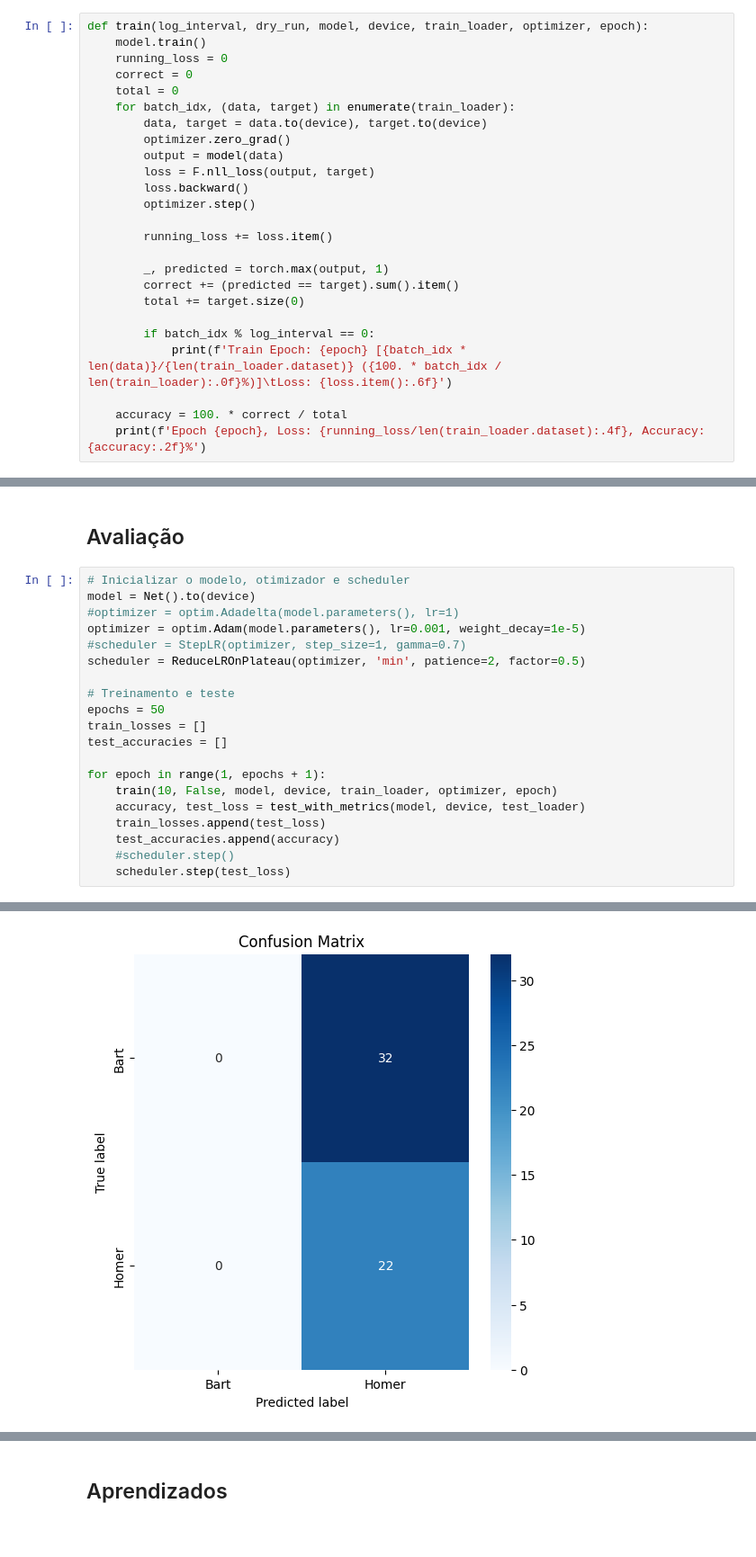
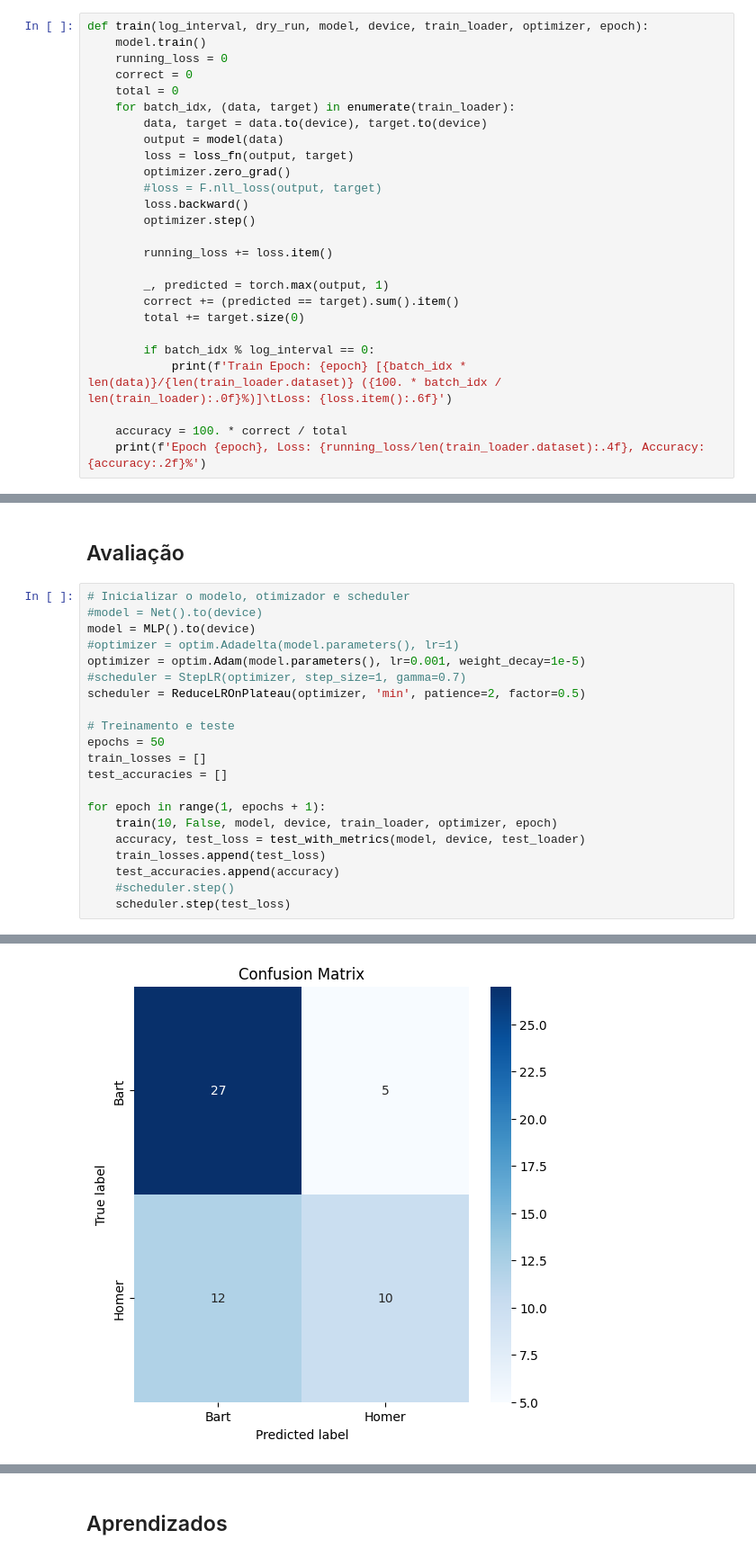
Before and after one commit to OlavoFerrazNeto/RNA-e-Deep-Learning---CESAR-School-2024.01, a Jupyter notebook: Trabalho Final/ProjetoFinal.ipynb, the cells around one changed output, grey strips where cells are left out. Shown at 90% size. Saved outputs shown, nothing was run; the diff lists cells and outputs as text.

```diff
--- a/Trabalho Final/ProjetoFinal.ipynb
+++ b/Trabalho Final/ProjetoFinal.ipynb
@@ -215,9 +198,10 @@ def train(log_interval, dry_run, model, device, train_loader, optimizer, epoch):
     total = 0
     for batch_idx, (data, target) in enumerate(train_loader):
         data, target = data.to(device), target.to(device)
+        output = model(data)
+        loss = loss_fn(output, target)
         optimizer.zero_grad()
-        output = model(data)
-        loss = F.nll_loss(output, target)
+        #loss = F.nll_loss(output, target)
         loss.backward()
         optimizer.step()
 
@@ -269,7 +253,8 @@ def test_with_metrics(model, device, test_loader):
 ## Avaliação
 # %%
 # Inicializar o modelo, otimizador e scheduler
-model = Net().to(device)
+#model = Net().to(device)
+model = MLP().to(device)
 #optimizer = optim.Adadelta(model.parameters(), lr=1)
 optimizer = optim.Adam(model.parameters(), lr=0.001, weight_decay=1e-5)
 #scheduler = StepLR(optimizer, step_size=1, gamma=0.7)
@@ -295 +280 @@ Test set: Average loss: 0.7553, Accuracy: 22/54 (41%)
-[figure, old version]
+[figure, new version]
```
Also changed, not shown: parts of 5 cells of this notebook.
